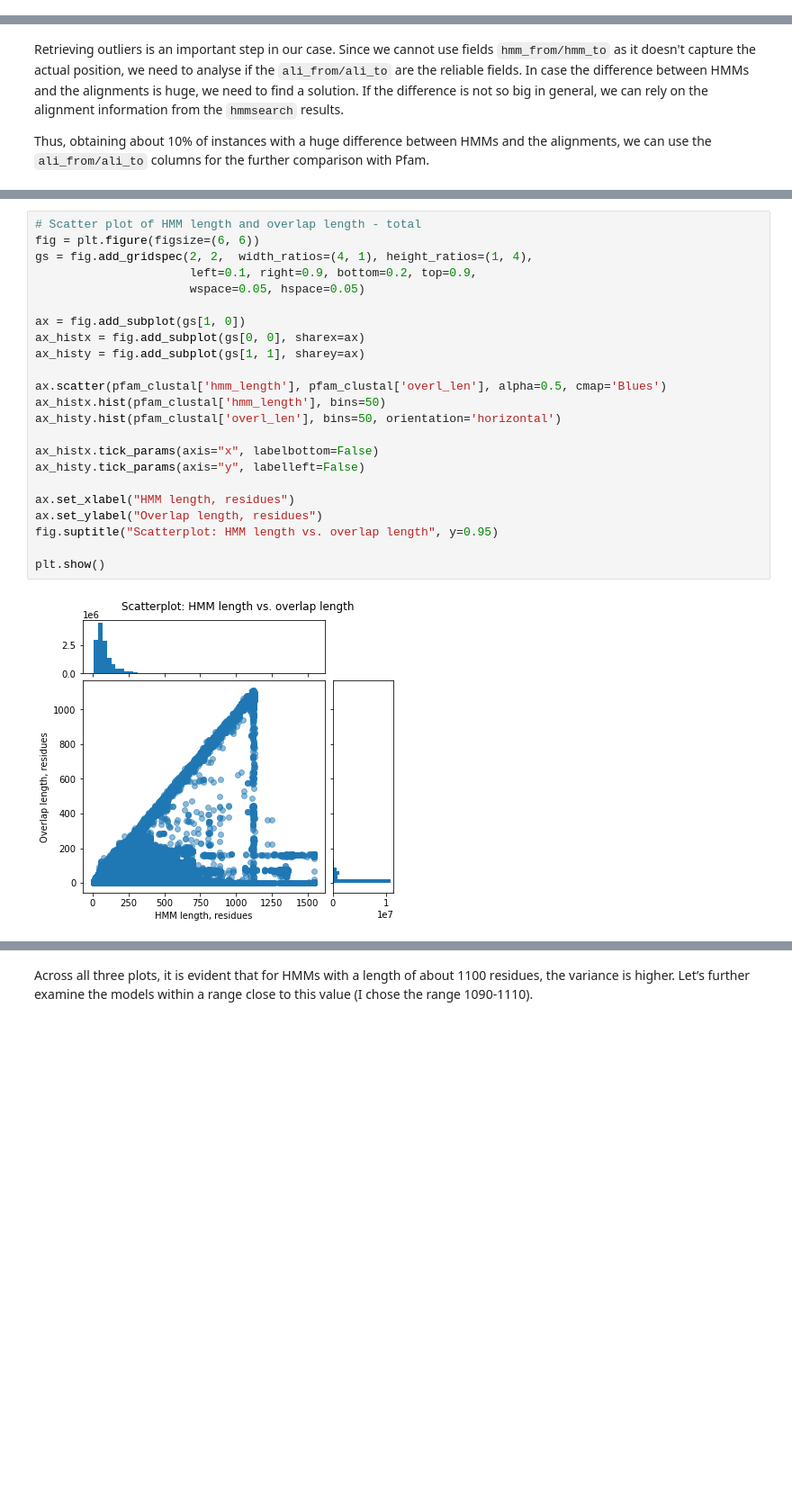
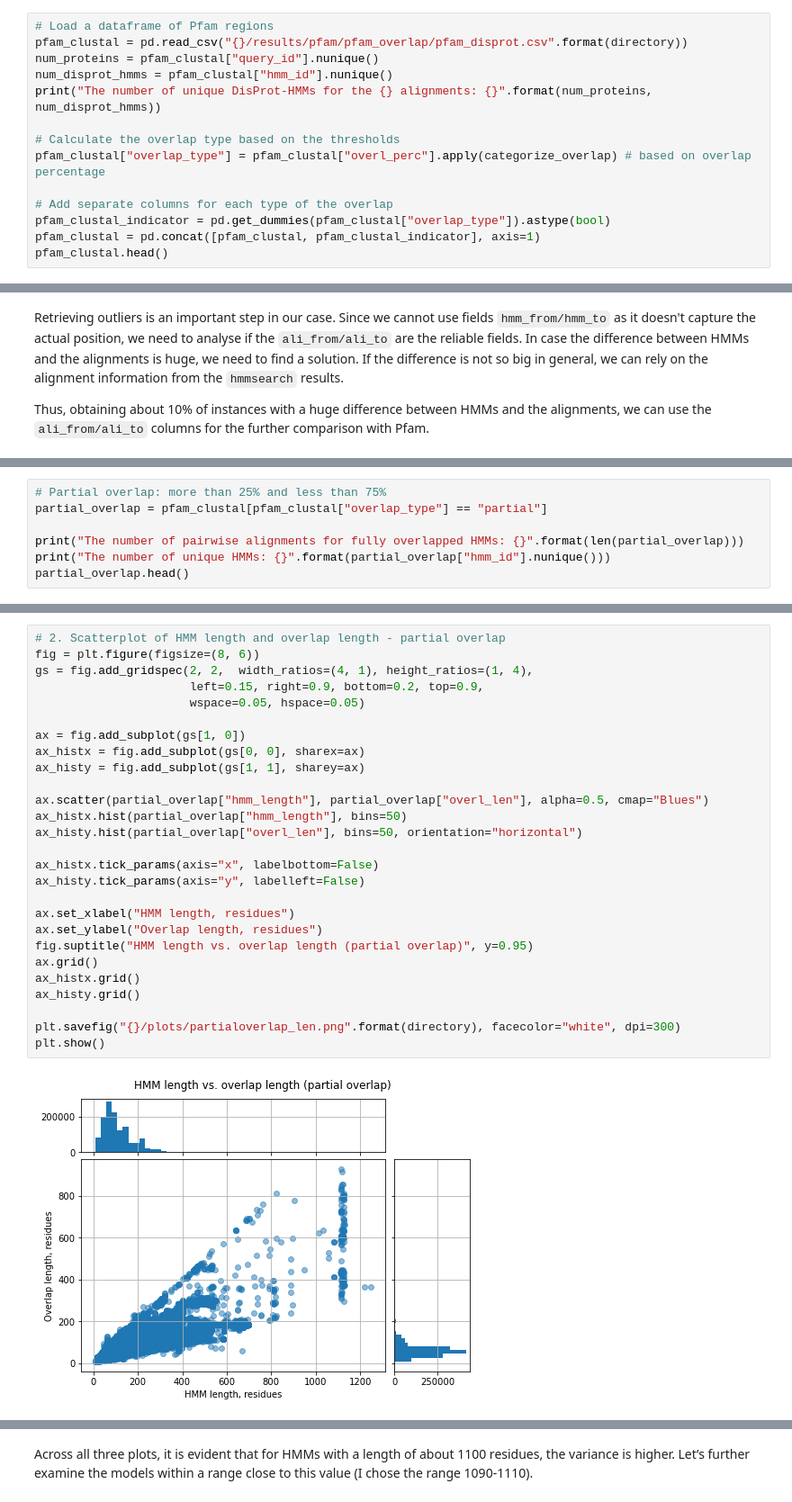
Before and after one commit to AlyaHarvelle/HMMER, a Jupyter notebook: hmm_analysis.ipynb, the cells around one changed output, grey strips where cells are left out. Shown at 90% size. Saved outputs shown, nothing was run; the diff lists cells and outputs as text; blank space fills up the shorter version.

```diff
--- a/hmm_analysis.ipynb
+++ b/hmm_analysis.ipynb
@@ -50,0 +50,14 @@ The number of generated DisProt-HMMs for the 1971 alignments: 2536
+# %%
+# Load a dataframe of Pfam regions
+pfam_clustal = pd.read_csv("{}/results/pfam/pfam_overlap/pfam_disprot.csv".format(directory))
+num_proteins = pfam_clustal["query_id"].nunique()
+num_disprot_hmms = pfam_clustal["hmm_id"].nunique()
+print("The number of unique DisProt-HMMs for the {} alignments: {}".format(num_proteins, num_disprot_hmms))
+
+# Calculate the overlap type based on the thresholds
+pfam_clustal["overlap_type"] = pfam_clustal["overl_perc"].apply(categorize_overlap) # based on overlap percentage
+
+# Add separate columns for each type of the overlap
+pfam_clustal_indicator = pd.get_dummies(pfam_clustal["overlap_type"]).astype(bool)
+pfam_clustal = pd.concat([pfam_clustal, pfam_clustal_indicator], axis=1)
+pfam_clustal.head()
@@ -224,0 +691,7 @@ plt.show()
+# %%
+# Partial overlap: more than 25% and less than 75%
+partial_overlap = pfam_clustal[pfam_clustal["overlap_type"] == "partial"]
+
+print("The number of pairwise alignments for fully overlapped HMMs: {}".format(len(partial_overlap)))
+print("The number of unique HMMs: {}".format(partial_overlap["hmm_id"].nunique()))
+partial_overlap.head()
@@ -225,26 +708,30 @@ plt.show()
 # %%
-# Scatter plot of HMM length and overlap length - total
-fig = plt.figure(figsize=(6, 6))
+# 2. Scatterplot of HMM length and overlap length - partial overlap
+fig = plt.figure(figsize=(8, 6))
 gs = fig.add_gridspec(2, 2,  width_ratios=(4, 1), height_ratios=(1, 4),
-                      left=0.1, right=0.9, bottom=0.2, top=0.9,
+                      left=0.15, right=0.9, bottom=0.2, top=0.9,
                       wspace=0.05, hspace=0.05)
 
 ax = fig.add_subplot(gs[1, 0])
 ax_histx = fig.add_subplot(gs[0, 0], sharex=ax)
 ax_histy = fig.add_subplot(gs[1, 1], sharey=ax)
 
-ax.scatter(pfam_clustal['hmm_length'], pfam_clustal['overl_len'], alpha=0.5, cmap='Blues')
-ax_histx.hist(pfam_clustal['hmm_length'], bins=50)
-ax_histy.hist(pfam_clustal['overl_len'], bins=50, orientation='horizontal')
+ax.scatter(partial_overlap["hmm_length"], partial_overlap["overl_len"], alpha=0.5, cmap="Blues")
+ax_histx.hist(partial_overlap["hmm_length"], bins=50)
+ax_histy.hist(partial_overlap["overl_len"], bins=50, orientation="horizontal")
 
 ax_histx.tick_params(axis="x", labelbottom=False)
 ax_histy.tick_params(axis="y", labelleft=False)
 
 ax.set_xlabel("HMM length, residues")
 ax.set_ylabel("Overlap length, residues")
-fig.suptitle("Scatterplot: HMM length vs. overlap length", y=0.95)
+fig.suptitle("HMM length vs. overlap length (partial overlap)", y=0.95)
+ax.grid()
+ax_histx.grid()
+ax_histy.grid()
 
+plt.savefig("{}/plots/partialoverlap_len.png".format(directory), facecolor="white", dpi=300)
 plt.show()
 # %% [output]
-[figure, old version]
+[figure, new version]
 # %%
```
Also changed, not shown: parts of 87 cells of this notebook, 1 other file.
